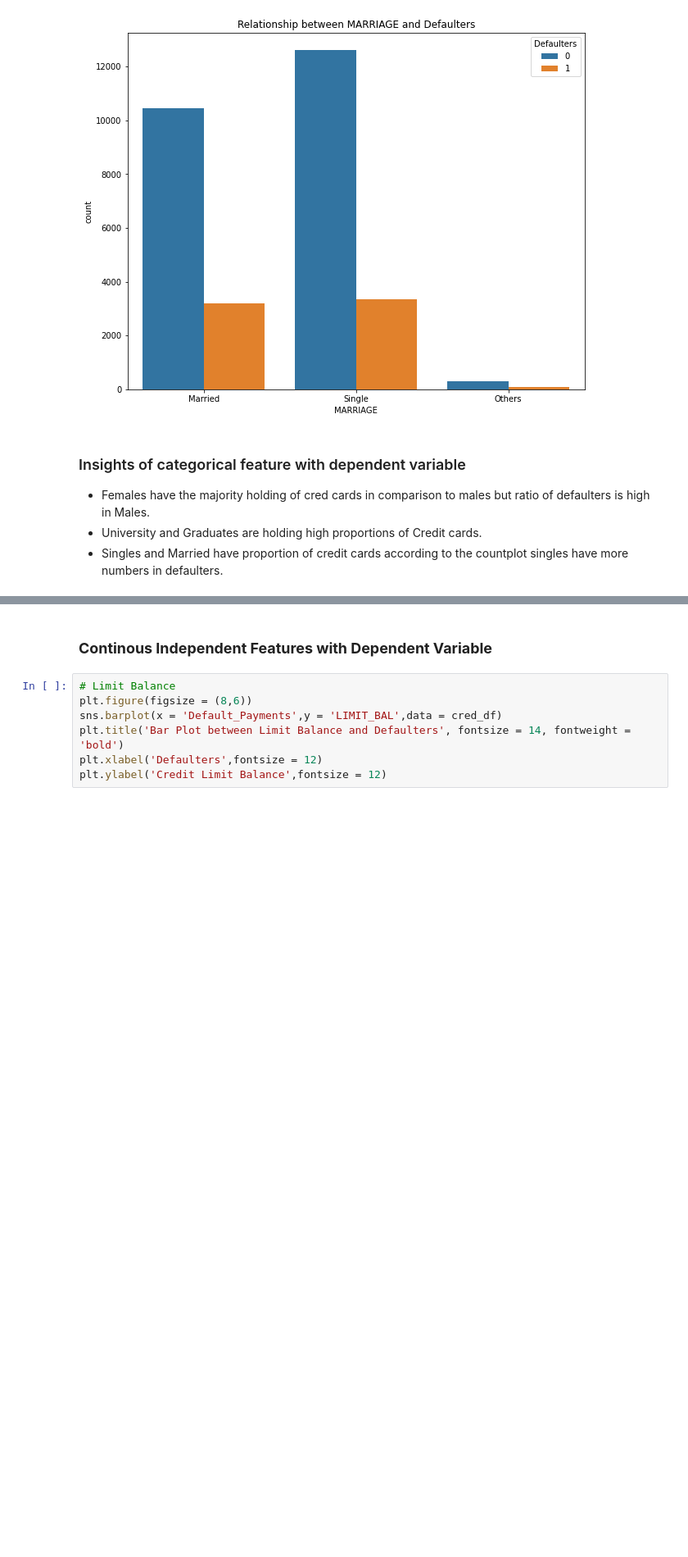
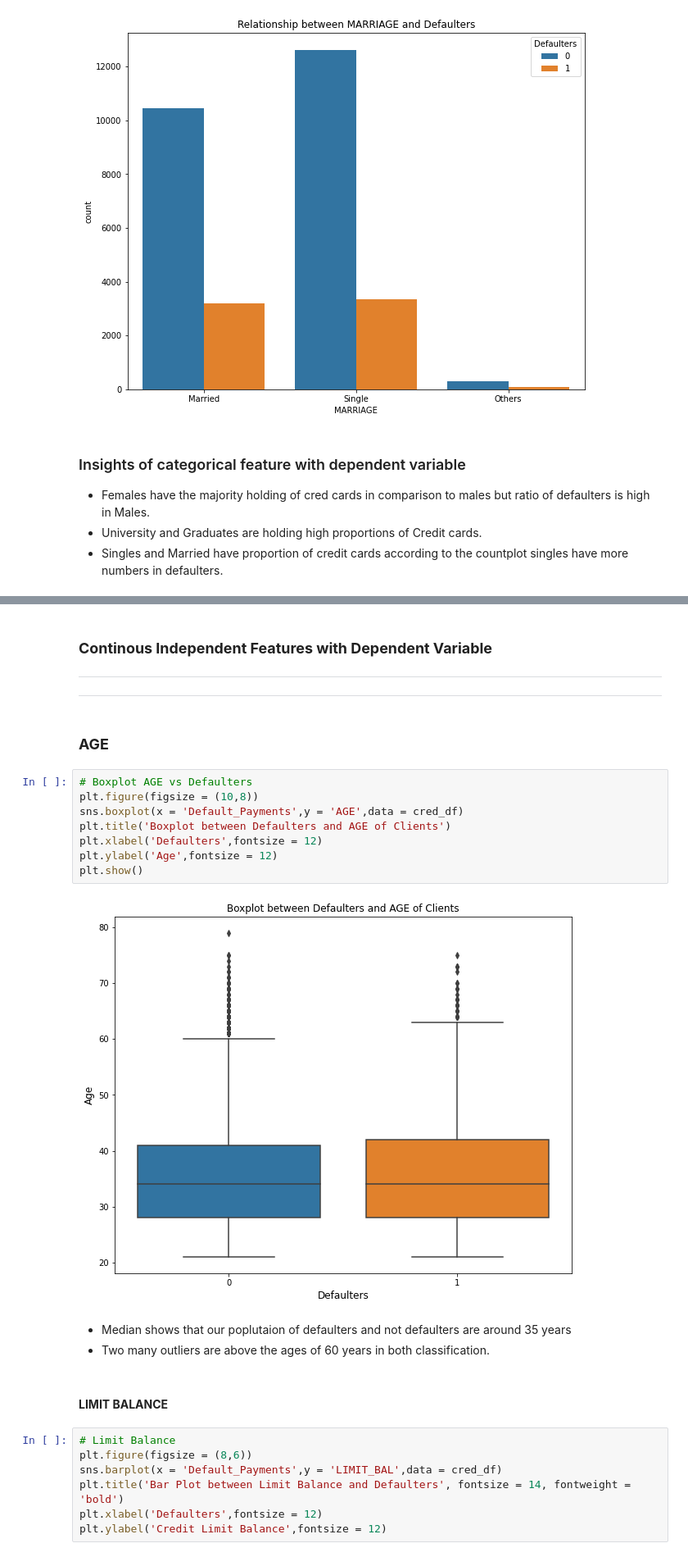
Before and after one commit to Mdanish2020/Credit_card_default_prediction, a Jupyter notebook: ML_Capstone(Classification)Credit_Card_Default_Prediction.ipynb, the cells around one changed output, grey strips where cells are left out. Shown: that part at 82% size. Saved outputs shown, nothing was run; the diff lists cells and outputs as text; blank space fills up the shorter version.

```diff
--- a/ML_Capstone(Classification)Credit_Card_Default_Prediction.ipynb
+++ b/ML_Capstone(Classification)Credit_Card_Default_Prediction.ipynb
@@ -287,5 +319,24 @@ for col in categorical_features:
 # %% [markdown]
 ### **Continous Independent Features with Dependent Variable**
+---
+---
+# %% [markdown]
+### **AGE**
+# %%
+# Boxplot AGE vs Defaulters
+plt.figure(figsize = (10,8))
+sns.boxplot(x = 'Default_Payments',y = 'AGE',data = cred_df)
+plt.title('Boxplot between Defaulters and AGE of Clients')
+plt.xlabel('Defaulters',fontsize = 12)
+plt.ylabel('Age',fontsize = 12)
+plt.show()
+# %% [output]
+[figure, added]
+# %% [markdown]
+* Median shows that our poplutaion of defaulters and not defaulters are around 35 years
+* Two many outliers are above the ages of 60 years in both classification.
+# %% [markdown]
+#### **LIMIT BALANCE**
 # %%
 # Limit Balance
 plt.figure(figsize = (8,6))
```
Also changed, not shown: parts of 8 cells of this notebook.
